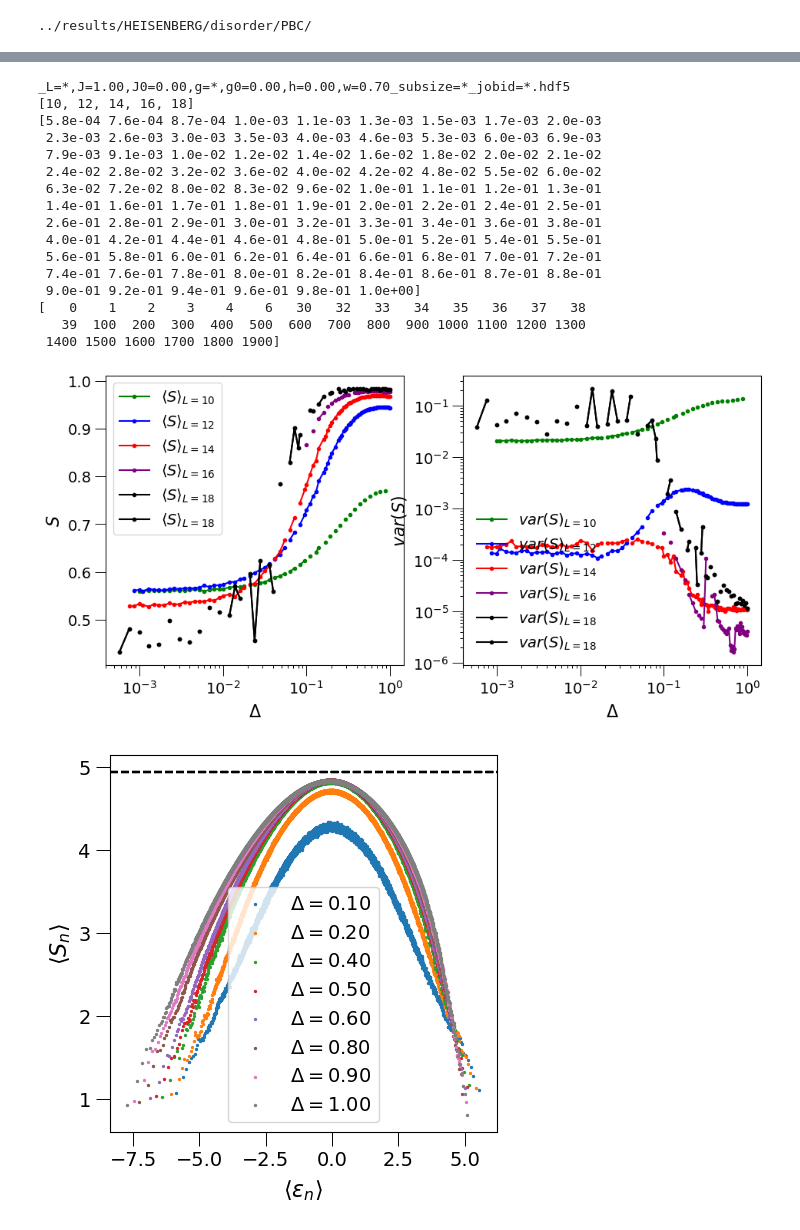
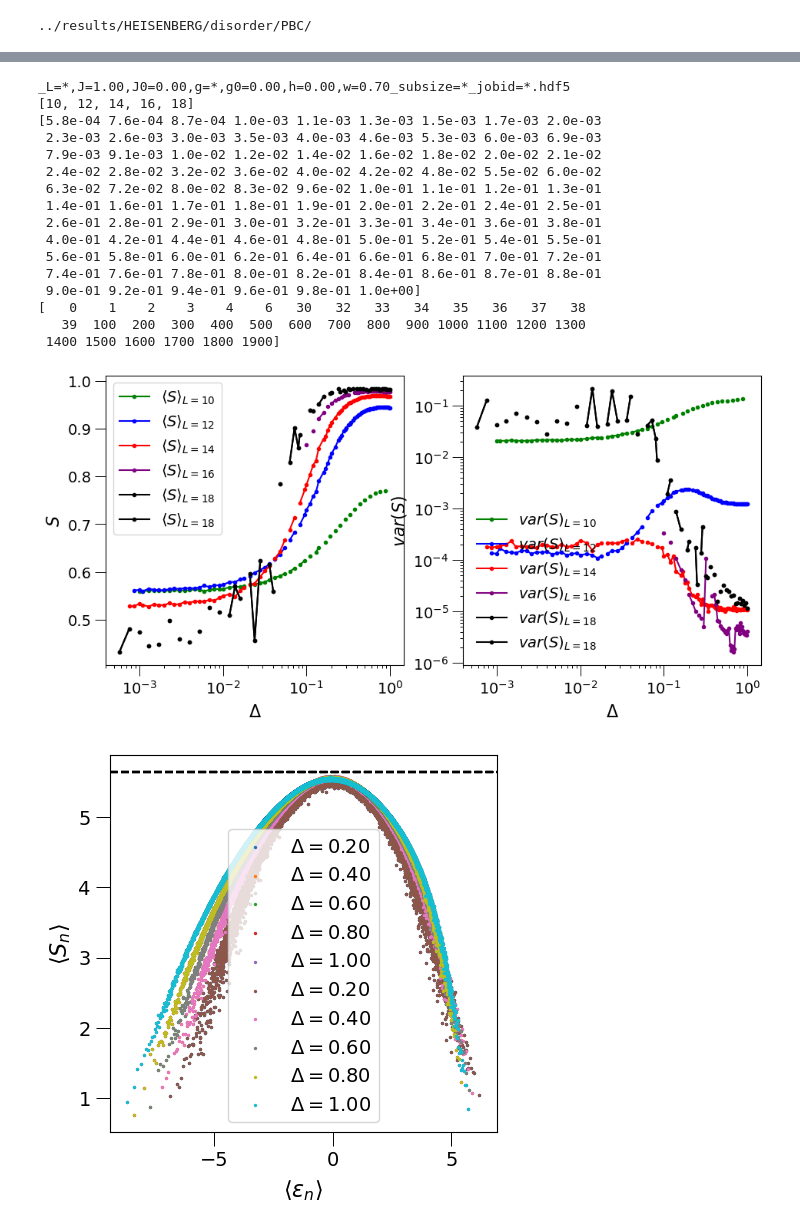
Before and after one commit to makskliczkowski/Transverse_Ising_ETH, a Jupyter notebook: IsignTransverse_ETH/Python/tests.ipynb, the cells around one changed output, grey strips where cells are left out. Drawn from its saved outputs; the diff is of its cells as text; code cells hidden in the pictures.

```diff
--- a/IsignTransverse_ETH/Python/tests.ipynb
+++ b/IsignTransverse_ETH/Python/tests.ipynb
@@ -63,8 +65,8 @@ user_settings = getattr(cf.plot_settings, 'settings')
 # %%
 from statistics import mean
 
-
-dir = "../results/XYZ/disorder/OBC/Entropy/Eigenstate/"
+SYMMETRIES = 0
+dir = "../results/XYZ/symmetries/PBC/Entropy/Eigenstate/" if SYMMETRIES else "../results/XYZ/disorder/OBC/Entropy/Eigenstate/"
 L=10
 J=0.5
 J0=0.5
@@ -72,6 +74,9 @@ g=0.9
 g0=0.9
 h=0.8
 w=0.2
+k=0
+p=1
+x=1
 
 fig, ax = plt.subplots( nrows=1, ncols=4, figsize=(16,5), dpi = 500)
 
@@ -79,12 +84,13 @@ validL = []
 Smean = []
 gap_ratio = []
 def plot_here(axis, L):
-    info = hfun.info_dis(L, J, J0, g, g0, h, w)
+    info = hfun.info_sym(L, J, g, h, k, p, x) if SYMMETRIES else hfun.info_dis(L, J, J0, g, g0, h, w)
     info = dir + info[0 : info.index('.dat') :]
 
     Smax = L * np.log(2) / 2. + (0.5 - np.log(2)) / 2. - 0.5
     Spage = L * np.log(2) / 2. - 0.5
     filename = info + "_subsize=%d.hdf5"%(L/2)
+    print(filename)
     if exists(filename):
         data = []
         with h5py.File(filename, "r") as f:
@@ -93,7 +99,8 @@ def plot_here(axis, L):
             print("Keys: %s" % f.keys())
             energies = np.array(f.get('energies')[0])
             entropy = np.array(f.get('entropy')[0])
-            eigenvectors = np.array(f.get('eigenvectors'))
+            print(entropy)
+            #eigenvectors = np.array(f.get('eigenvectors'))
 
         axis.scatter(energies, entropy, label=r"$L=%d$"%L, s=4)
         axis.axhline(y=Smax, linestyle='--', color='black', label="Vidmar2019")
@@ -143,6 +150,7 @@ plot_here(axis=ax[0], L=10)
 plot_here(axis=ax[1], L=12)
 plot_here(axis=ax[2], L=14)
 plot_here(axis=ax[3], L=16)
+#plot_here(axis=ax[2], L=18)
 
 def page(L):
     return L * np.log(2) / 2. - 0.5
@@ -157,8 +165,8 @@ validL = np.array(validL)
 #ax[3].set_xscale('log')
 #ax[3].set_yscale('log')
 
-plt.savefig("../swap results/Heisenberg/DISORDER/PLOTS_FOR_PAPER1/Fig1.pdf")
-plt.savefig("../swap results/Heisenberg/DISORDER/PLOTS_FOR_PAPER1/Fig1.png")
+#plt.savefig("../swap results/Heisenberg/DISORDER/PLOTS_FOR_PAPER1/Fig1.pdf")
+#plt.savefig("../swap results/Heisenberg/DISORDER/PLOTS_FOR_PAPER1/Fig1.png")
 
 fig, ax = plt.subplots( nrows=1, ncols=1, figsize=(5,5), dpi = 100)
 ax_1 = ax.twinx()
@@ -195,7 +198,7 @@ Smax = []
 S_at_Eav = []
 
 for L in range(8, 17, 2):
-    info = hfun.info_dis(L, J, J0, g, g0, h, w)
+    info = hfun.info_sym(L, J, g, h, k, p, x) if SYMMETRIES else hfun.info_dis(L, J, J0, g, g0, h, w)
     info = dir + info[0 : info.index('.dat') :]
 
     filename = info + "_subsize=%d.hdf5"%(L/2)
@@ -250,13 +253,13 @@ validL = np.array(validL)
 def plot_with_fit(axis, sizes, entropy, label = "oh"):
     ydata = np.abs(entropy - page(sizes))
 
-    pars, sth = fit(f=lin_fit_inv,
-                        xdata=sizes[2:],
-                        ydata=ydata[2:])
-
     p = axis.plot(1. / sizes, ydata, marker='o', label=label)
-    Ls = np.linspace(0, 0.2, 100)
-    axis.plot(Ls, lin_fit_inv(1./Ls, *pars), linestyle='--', color=p[0].get_color())
+    #pars, sth = fit(f=lin_fit_inv,
+    #                    xdata=sizes[2:],
+    #                    ydata=ydata[2:])
+    #
+    #Ls = np.linspace(0, 0.2, 100)
+    #axis.plot(Ls, lin_fit_inv(1./Ls, *pars), linestyle='--', color=p[0].get_color())
 
 plot_with_fit(axis=ax, sizes=validL, entropy=S_dos, label=r"$\langle S \rangle_{E_{max\ DOS}\pm\delta}$")
 plot_with_fit(axis=ax, sizes=validL, entropy=Smean_ener, label=r"$\langle S\rangle_{\epsilon\in E_{av}\pm\delta}$")
@@ -434,7 +423,7 @@ for L in sizes:
 
 
 
-            if par in vals and L == 16 and max(ent) > 1e-2:
+            if par in vals and L == 18 and max(ent) > 1e-2:
                 norm = L * np.log(2) / 2. + (0.5 - np.log(2)) / 2. - 0.5
                 ax2.axhline(y=norm, linestyle='--', color='black')
                 ax2.scatter(ener, ent, label=r"$%s=%.2f$"%(lab, par), s=2)
@@ -463,31 +452,31 @@ hfun.set_plot_elements(axis = axis, ylabel = "var(S)", xlabel = lab, settings=se
 
 ax.legend(frameon=True, ncol=1
                 , loc='best'
                 , fontsize=14)
 ax.set_xscale('log');    ax.set_yscale('linear')
 hfun.set_plot_elements(axis = ax2, xlabel = "\\langle \\epsilon_n\\rangle", ylabel = "\\langle S_n\\rangle", settings=settings,
                             font_size=14, set_legend=False, xlim=(None, None), ylim=(None, None))
 ax2.legend(frameon=True, ncol=1
                 , loc='best'
                 , fontsize=14)
 ax2.set_xscale('linear');    ax2.set_yscale('linear')
 fig.subplots_adjust(wspace=0.4, hspace=0.2)
 # %% [output]
 _L=*,J=1.00,J0=0.00,g=*,g0=0.00,h=0.00,w=0.70_subsize=*_jobid=*.hdf5
 [10, 12, 14, 16, 18]
 [5.8e-04 7.6e-04 8.7e-04 1.0e-03 1.1e-03 1.3e-03 1.5e-03 1.7e-03 2.0e-03
  2.3e-03 2.6e-03 3.0e-03 3.5e-03 4.0e-03 4.6e-03 5.3e-03 6.0e-03 6.9e-03
  7.9e-03 9.1e-03 1.0e-02 1.2e-02 1.4e-02 1.6e-02 1.8e-02 2.0e-02 2.1e-02
  2.4e-02 2.8e-02 3.2e-02 3.6e-02 4.0e-02 4.2e-02 4.8e-02 5.5e-02 6.0e-02
  6.3e-02 7.2e-02 8.0e-02 8.3e-02 9.6e-02 1.0e-01 1.1e-01 1.2e-01 1.3e-01
  1.4e-01 1.6e-01 1.7e-01 1.8e-01 1.9e-01 2.0e-01 2.2e-01 2.4e-01 2.5e-01
  2.6e-01 2.8e-01 2.9e-01 3.0e-01 3.2e-01 3.3e-01 3.4e-01 3.6e-01 3.8e-01
  4.0e-01 4.2e-01 4.4e-01 4.6e-01 4.8e-01 5.0e-01 5.2e-01 5.4e-01 5.5e-01
  5.6e-01 5.8e-01 6.0e-01 6.2e-01 6.4e-01 6.6e-01 6.8e-01 7.0e-01 7.2e-01
  7.4e-01 7.6e-01 7.8e-01 8.0e-01 8.2e-01 8.4e-01 8.6e-01 8.7e-01 8.8e-01
  9.0e-01 9.2e-01 9.4e-01 9.6e-01 9.8e-01 1.0e+00]
 [   0    1    2    3    4    6   30   32   33   34   35   36   37   38
    39  100  200  300  400  500  600  700  800  900 1000 1100 1200 1300
  1400 1500 1600 1700 1800 1900]
 [figure]
-[figure, old version]
+[figure, new version]
```
Also changed, not shown: parts of 6 cells of this notebook, 11 other files.
